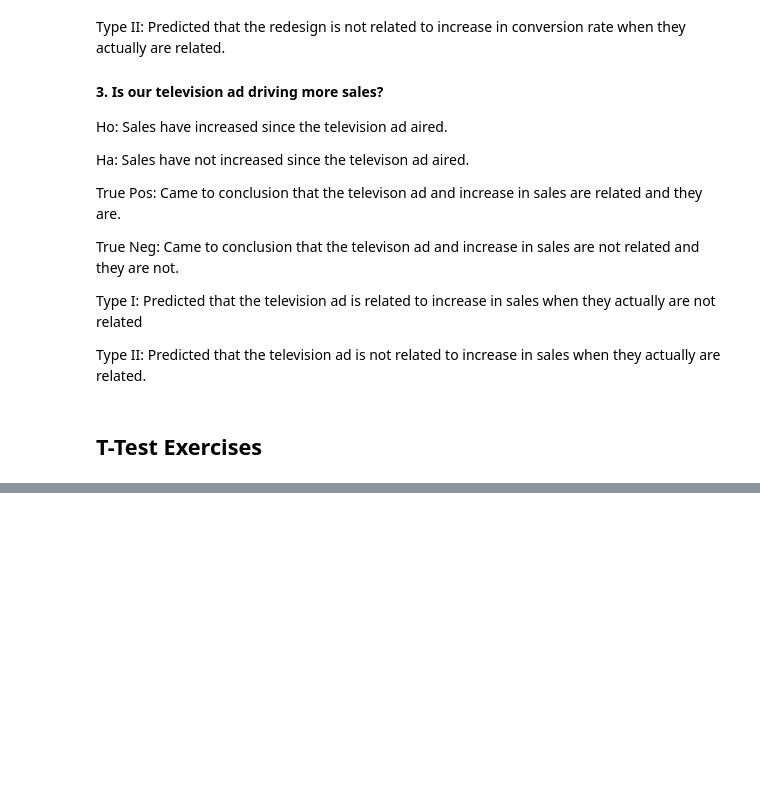
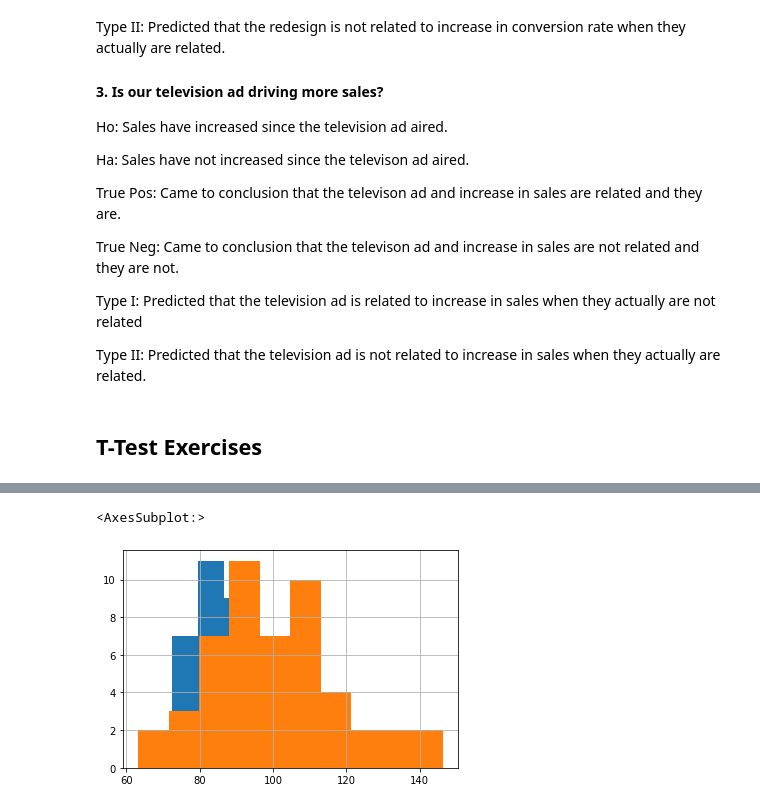
Before and after one commit to jnolf/statistics-exercises, a Jupyter notebook: hypothesis_testing.ipynb, the cells around one changed output, grey strips where cells are left out. Drawn from its saved outputs; the diff is of its cells as text; code cells hidden in the pictures; blank space fills up the shorter version.

```diff
--- a/hypothesis_testing.ipynb
+++ b/hypothesis_testing.ipynb
@@ -54,0 +80,10 @@ Type II: Predicted that the television ad is not related to increase in sales wh
+# %%
+# Plot a histogram of both?
+office1 = pd.Series(stats.norm(90,15).rvs(40))
+office1.hist()
+
+office2 = pd.Series(stats.norm(100,20).rvs(50))
+office2.hist()
+# %% [output]
+<AxesSubplot:>
+[figure, added]
```
Also changed, not shown: parts of 10 cells of this notebook.
